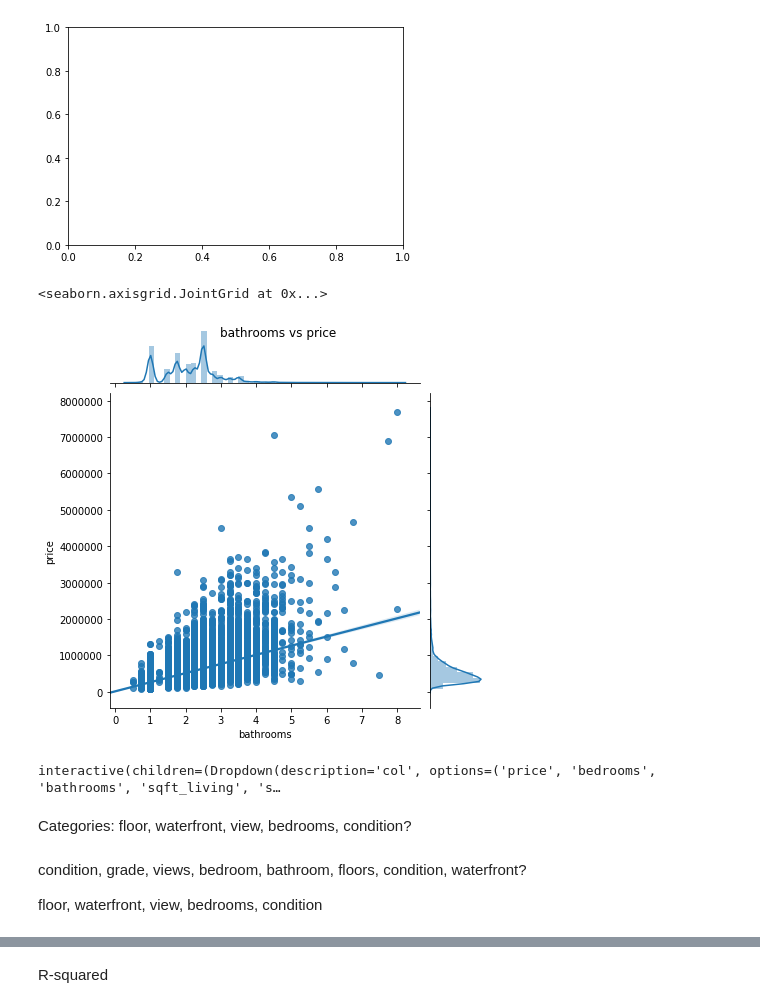
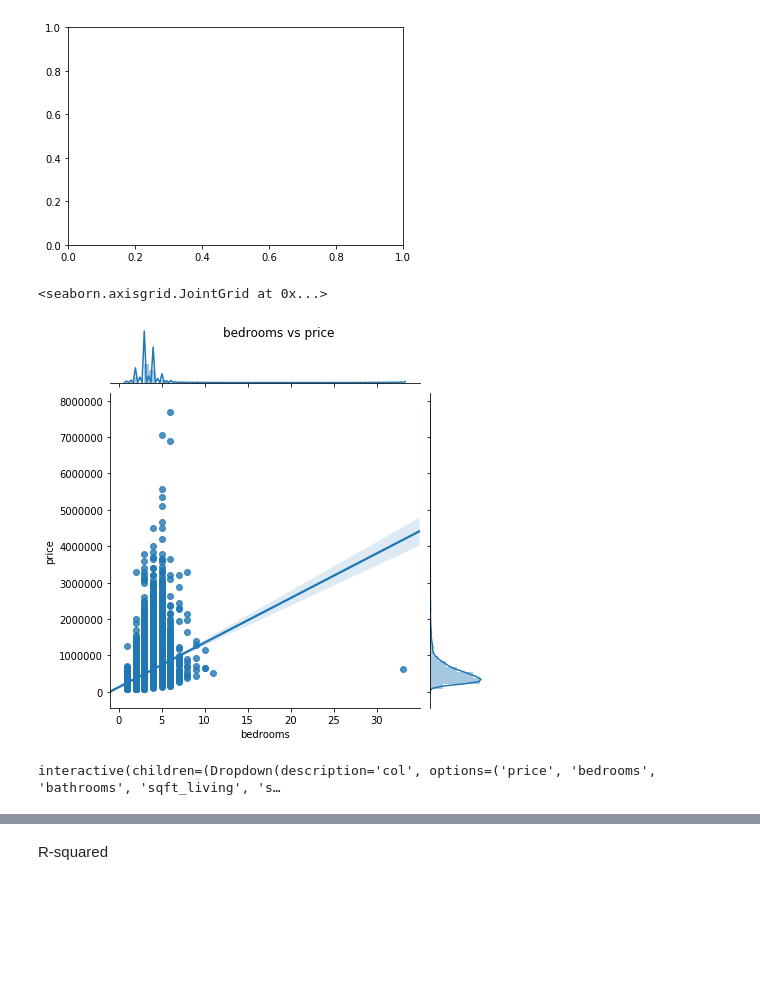
Before and after one commit to lauren-esser/King-County-Homes-Price-Factors, a Jupyter notebook: student.ipynb, the cells around one changed output, grey strips where cells are left out. Drawn from its saved outputs; the diff is of its cells as text; code cells hidden in the pictures; blank space fills up the shorter version.

```diff
--- a/student.ipynb
+++ b/student.ipynb
@@ -367,5 +370,5 @@ sns.regplot(data = df, x = 'bedrooms', y=target)
 # %%
-g = sns.jointplot(data=df, x = 'bedrooms', y=target, kind = 'reg')
+g = sns.jointplot(data=df, x = 'waterfront', y=target, kind = 'reg')
 fig = g.fig
 ax = fig.get_axes()
 # %% [output]
@@ -380,10 +383,10 @@ def plot_col(df, col, target = 'price'):
     plt.suptitle(f"{col} vs {target}")
     return g
 # %%
-plot_col(df, 'bathrooms')
+plot_col(df, 'bedrooms')
 # %% [output]
 <seaborn.axisgrid.JointGrid at 0x...>
-[figure, old version]
+[figure, new version]
 # %%
 from ipywidgets import interact
 # %%
@@ -393,10 +396,3 @@ def show_plot(col=num_cols):
     plot_col(df, col)
 # %% [output]
 interactive(children=(Dropdown(description='col', options=('price', 'bedrooms', 'bathrooms', 'sqft_living', 's…
-# %% [markdown]
-Categories: floor, waterfront, view, bedrooms, condition?
-# %% [markdown]
-
-condition, grade, views, bedroom, bathroom, floors, condition, waterfront?
-
-floor, waterfront, view, bedrooms, condition
```
Also changed, not shown: parts of 20 cells of this notebook.
